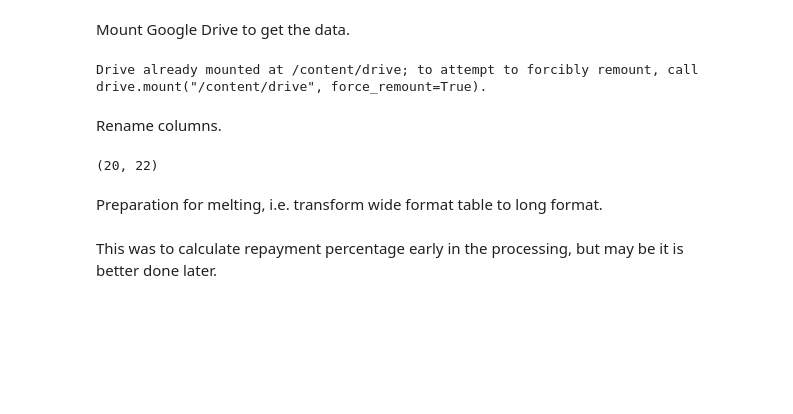
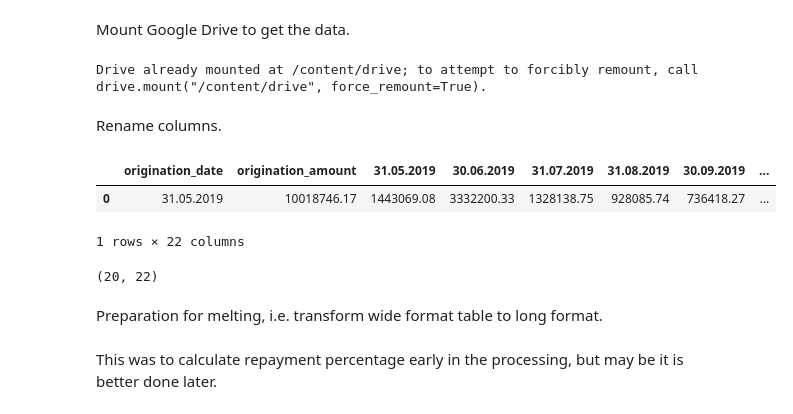
Before and after one commit to nug1209/PwC_Switzerland_Digital_Intelligence_Virtual_Case_Experience, a Jupyter notebook: PwC_Task_3.ipynb, the cells around one changed output. Saved outputs shown, nothing was run; the diff lists cells and outputs as text; code cells hidden in the pictures; blank space fills up the shorter version.

```diff
--- a/PwC_Task_3.ipynb
+++ b/PwC_Task_3.ipynb
@@ -24,7 +24,11 @@ Drive already mounted at /content/drive; to attempt to forcibly remount, call dr
 Rename columns.
 # %%
 df = df.rename(columns={'Unnamed: 0':'origination_date', 'Origination Amount':'origination_amount'})
-# df.head(3)
+df.head(1)
+# %% [output]
+|  | origination_date | origination_amount | 31.05.2019 | 30.06.2019 | 31.07.2019 | 31.08.2019 | 30.09.2019 | ... |
+| 0 | 31.05.2019 | 10018746.17 | 1443069.08 | 3332200.33 | 1328138.75 | 928085.74 | 736418.27 | ... |
+1 rows × 22 columns
 # %%
 df.shape
 # %% [output]
```
Also changed, not shown: parts of 23 cells of this notebook.
